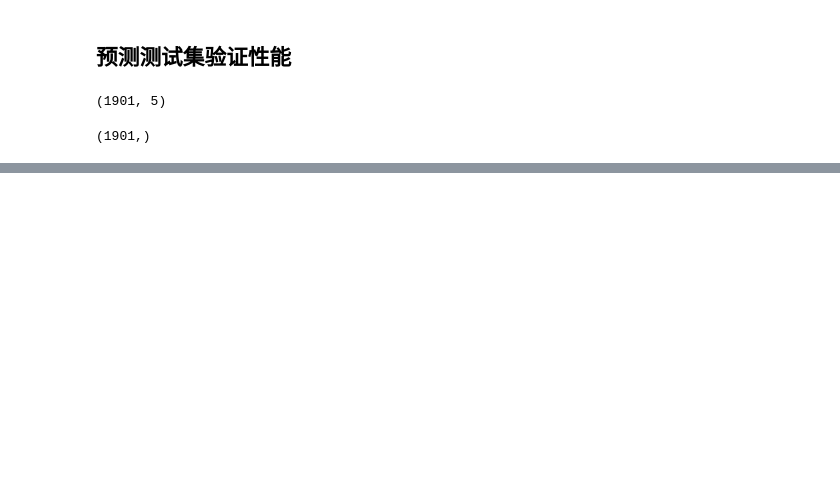
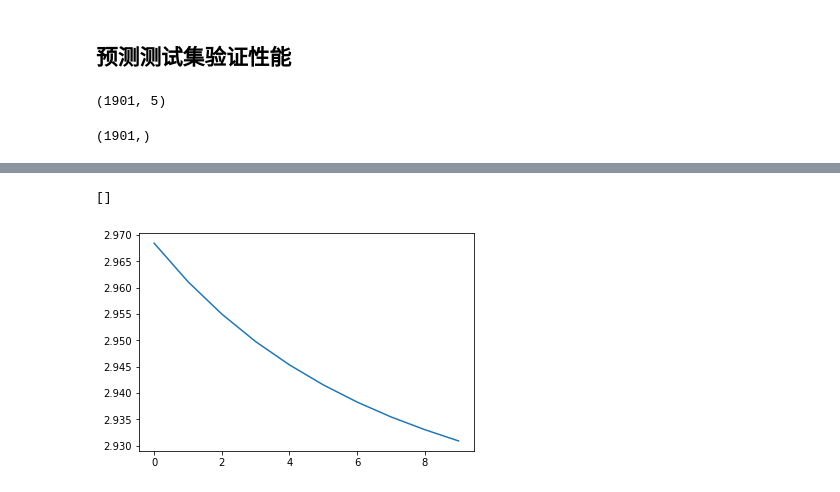
Before and after one commit to madao33/ECG-Classfier, a Jupyter notebook: code/BPNeuralNetworkClassifier.ipynb, the cells around one changed output, grey strips where cells are left out. Drawn from its saved outputs; the diff is of its cells as text; code cells hidden in the pictures; blank space fills up the shorter version.

```diff
--- a/code/BPNeuralNetworkClassifier.ipynb
+++ b/code/BPNeuralNetworkClassifier.ipynb
@@ -260,0 +337,6 @@ f1_score(y_test, y_test_pred_label, average='micro')
+# %%
+plt.plot(test_ls_norm)
+plt.plot()
+# %% [output]
+[]
+[figure, added]
```
Also changed, not shown: parts of 26 cells of this notebook.
